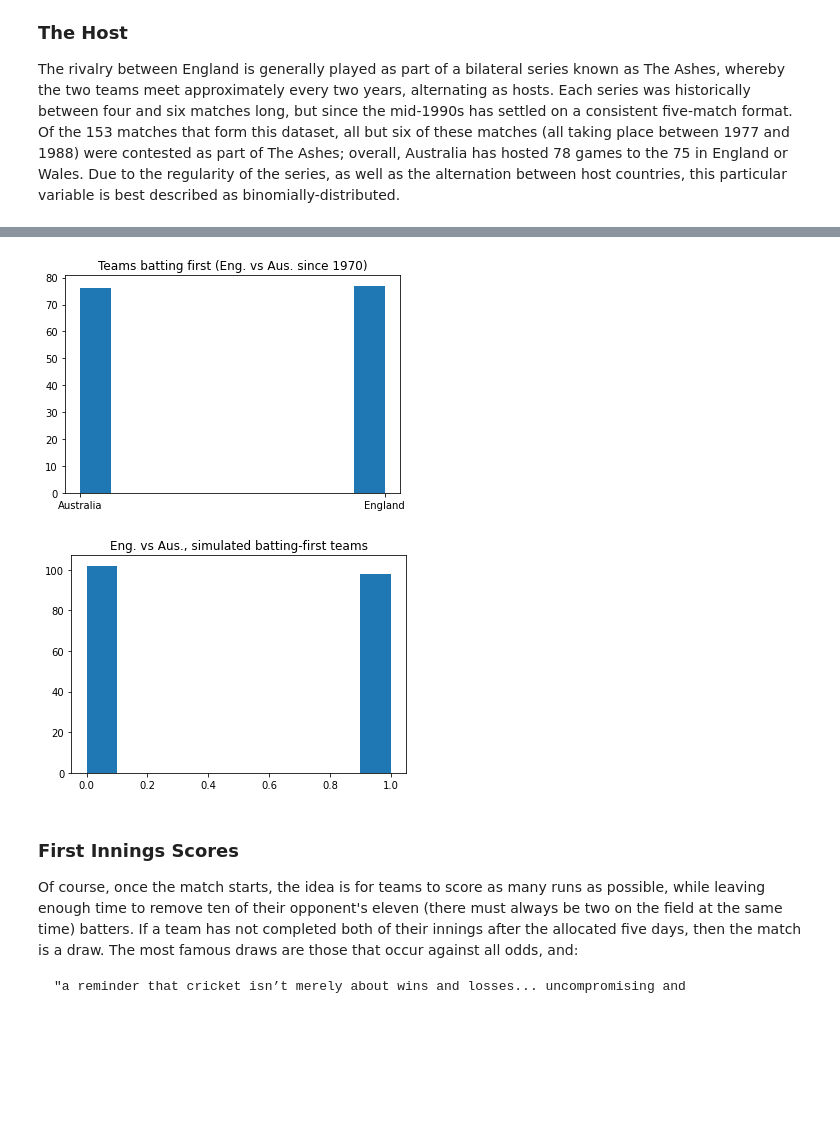
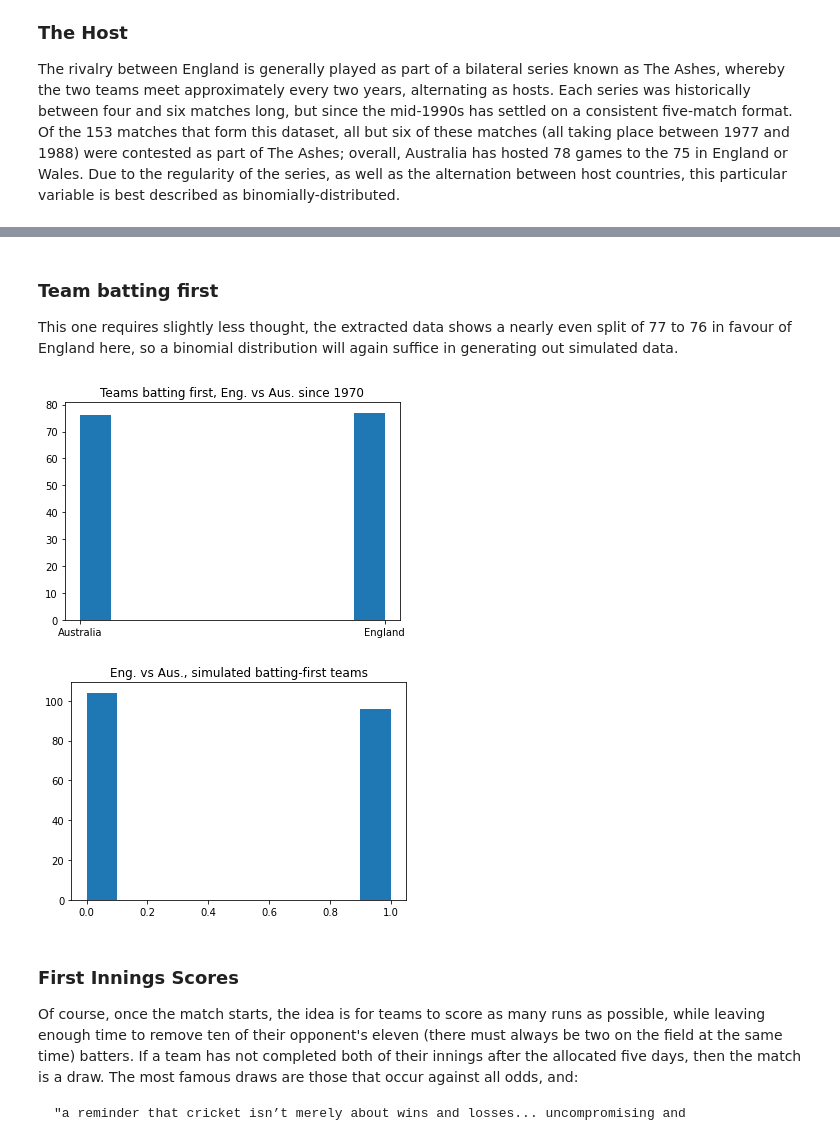
Before and after one commit to kiehozero/atu-progda-assignment, a Jupyter notebook: assignment.ipynb, the cells around one changed output, grey strips where cells are left out. Drawn from its saved outputs; the diff is of its cells as text; code cells hidden in the pictures; blank space fills up the shorter version.

Commit message:
Addition: bat_first real and sim plots, added to df

```diff
--- a/assignment.ipynb
+++ b/assignment.ipynb
@@ -199,24 +210,28 @@ This one requires slightly less thought, the extracted data shows a nearly even
+# %% [markdown]
+### Team batting first
+
+This one requires slightly less thought, the extracted data shows a nearly even split of 77 to 76 in favour of England here, so a binomial distribution will again suffice in generating out simulated data.
 # %%
 # plotting real match outcomes of dataset for England vs Australia matches since 1970
 
 plt.hist(ash['bat_first'])
-plt.title("Teams batting first (Eng. vs Aus. since 1970)")
+plt.title("Teams batting first, Eng. vs Aus. since 1970")
 plt.show()
 
 # binomially-distributed generated match outcomes for simulated England vs Australia matches
 
 # re-interating number of tests we wish to simulate
 tests = 200
 # represents the split in teams batting first
-host_choice = 0.5
-sim_host = np.random.binomial(1, host_choice, size=tests)
+bat_team = 0.5
+sim_bat_first = np.random.binomial(1, bat_team, size=tests)
 
-plt.hist(sim_host)
+plt.hist(sim_bat_first)
 plt.title("Eng. vs Aus., simulated batting-first teams")
 plt.show()
 # %% [output]
-[figure, old version]
+[figure, new version]
-[figure, old version]
+[figure, new version]
 # %% [markdown]
 ### First Innings Scores
 
```
Also changed, not shown: parts of 25 cells of this notebook, 2 other files.
